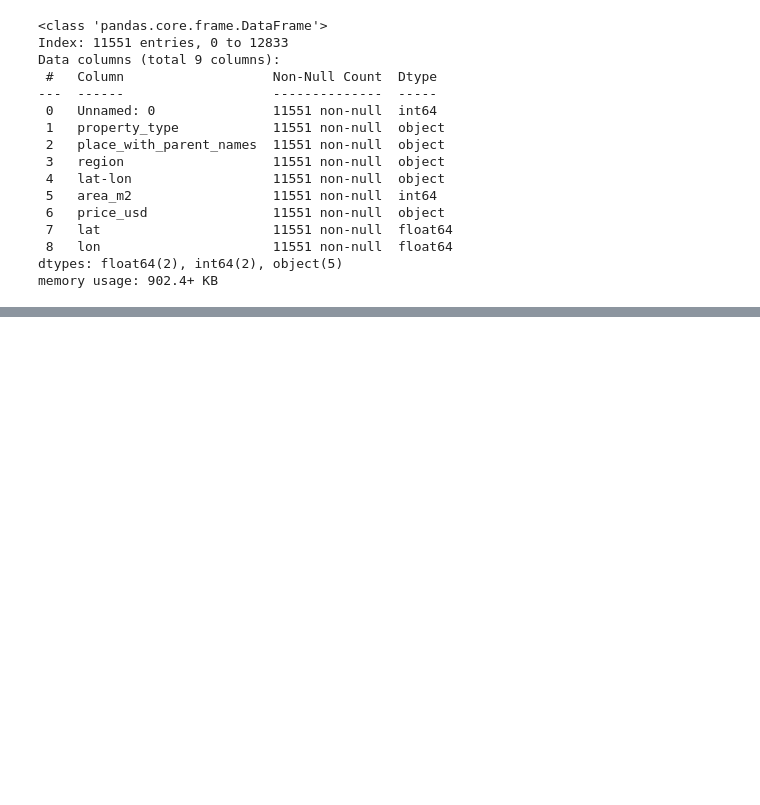
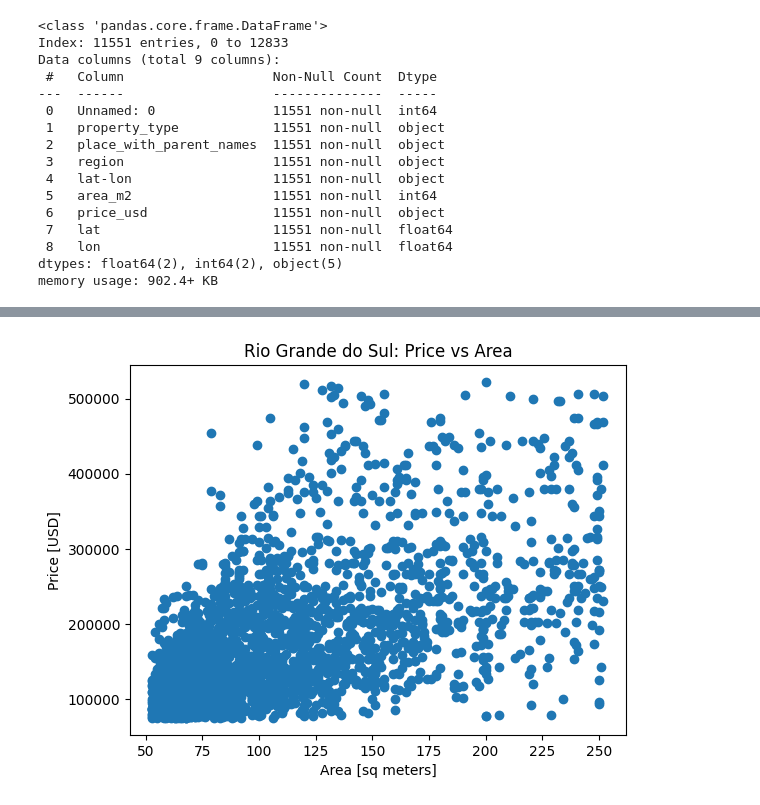
Before and after one commit to peter9949/Data_Science, a Jupyter notebook: housing-in-mexico/test.ipynb, the cells around one changed output, grey strips where cells are left out. Cells and saved outputs as stored; diff of their text form; code cells hidden in the pictures; blank space fills up the shorter version.

```diff
--- a/housing-in-mexico/test.ipynb
+++ b/housing-in-mexico/test.ipynb
@@ -77,0 +193,10 @@ df1.drop(columns=["place_with_parent_names", "lat-lon"], inplace=True)
+# %%
+#scatter plot showing price vs. area for the state in df_south that has the largest number of properties
+df_rio = df[df["state"] == "Rio Grande do Sul"]
+plt.scatter(x = df_rio["area_m2"], y = df_rio["price_usd"])
+plt.xlabel("Area [sq meters]")
+plt.ylabel("Price [USD]")
+plt.title("Rio Grande do Sul: Price vs Area");
+plt.savefig("images/1-5-18.png", dpi=150)
+# %% [output]
+[figure, added]
```
Also changed, not shown: parts of 13 cells of this notebook, 5 other files.
